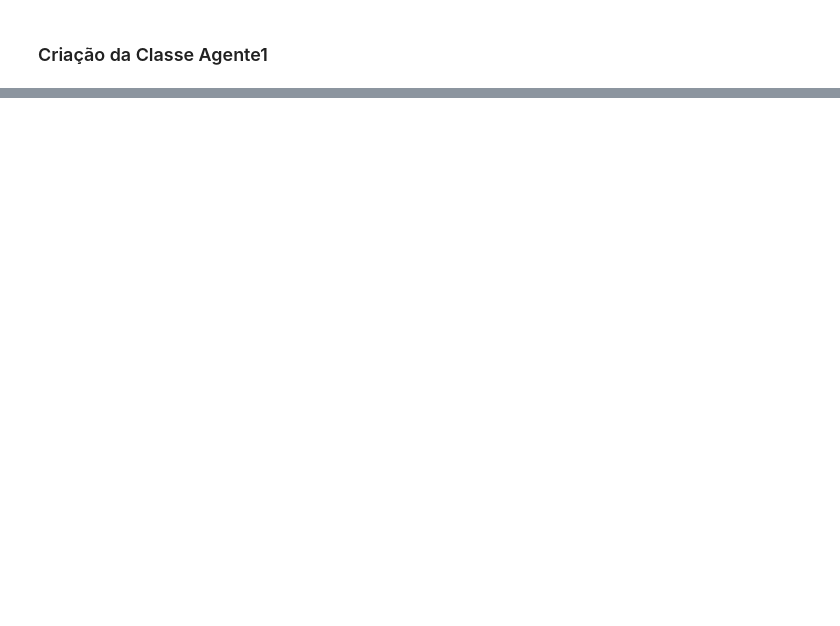
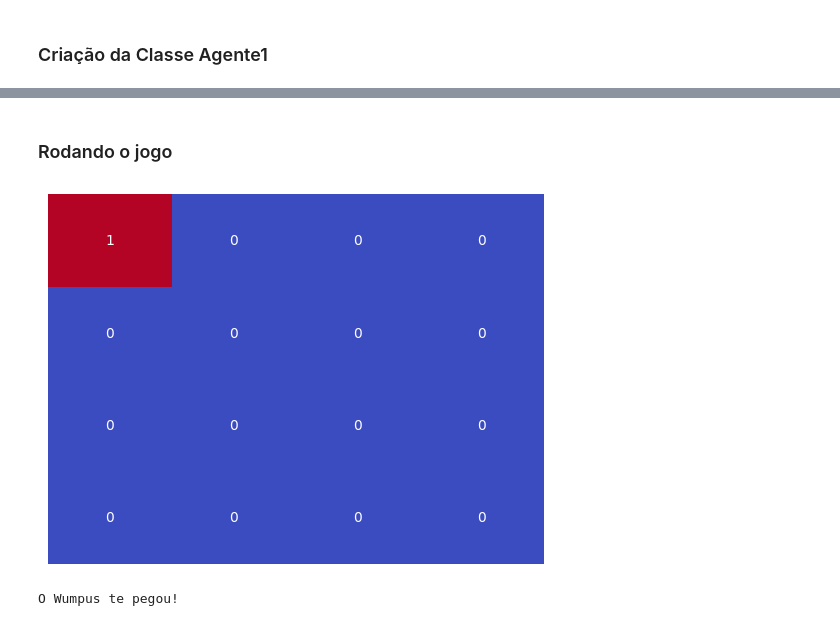
Before and after one commit to lucassilvaalmeida/Mundo-de-Wumpus---PPCA, a Jupyter notebook: Wumpus_v1.ipynb, the cells around one changed output, grey strips where cells are left out. Cells and saved outputs as stored; diff of their text form; code cells hidden in the pictures; blank space fills up the shorter version.

```diff
--- a/Wumpus_v1.ipynb
+++ b/Wumpus_v1.ipynb
@@ -678,0 +726,13 @@ igual
+# %% [markdown]
+### Rodando o jogo
+# %%
+agente = Agente1(mundo.get_matriz_mundo()) # Cria uma classe agente utlizando o mundo que foi criado
+agente.apresentar() # Esse métod apresenta um mundo do mesmo tamanhao do mundo real que foi passado para classe e posicionar o agente (valor 1), na casa (0,0)
+
+gameover = 0
+while(gameover == 0):
+  agente.andar(agente.pensar_aletorio())
+  gameover = agente.gameover()
+# %% [output]
+[figure, added]
+O Wumpus te pegou!
```
Also changed, not shown: parts of 7 cells of this notebook.
